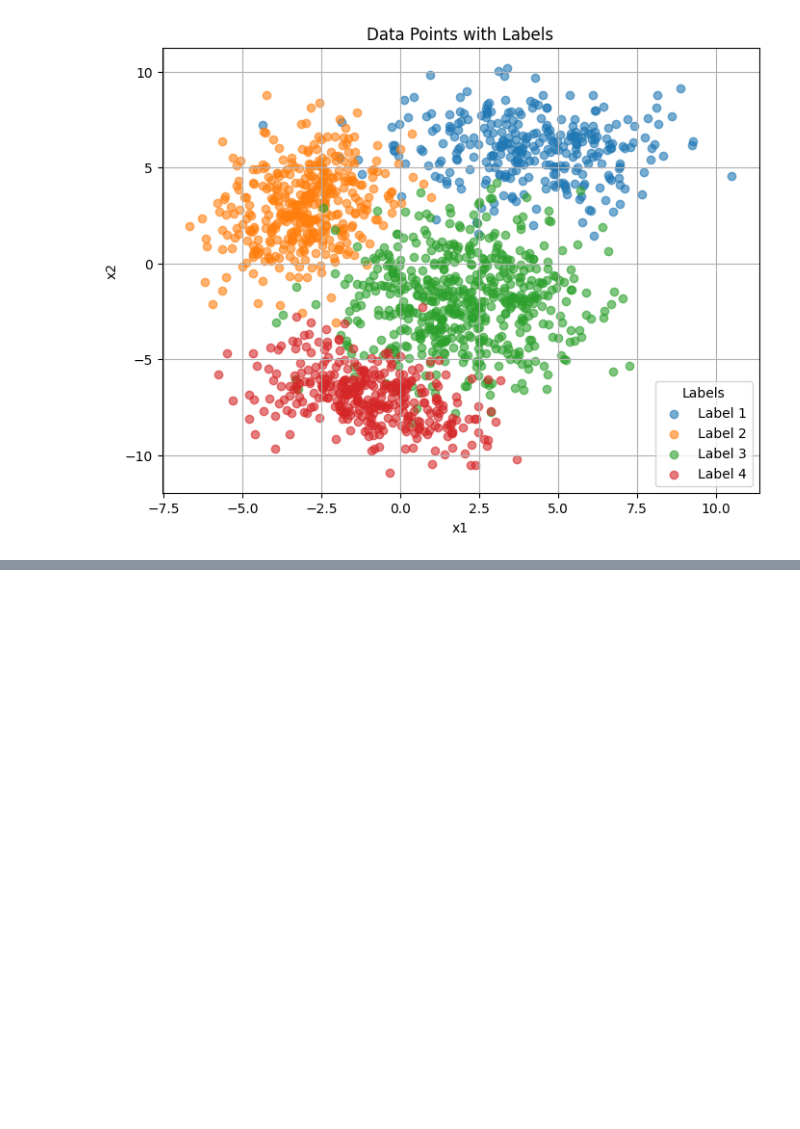
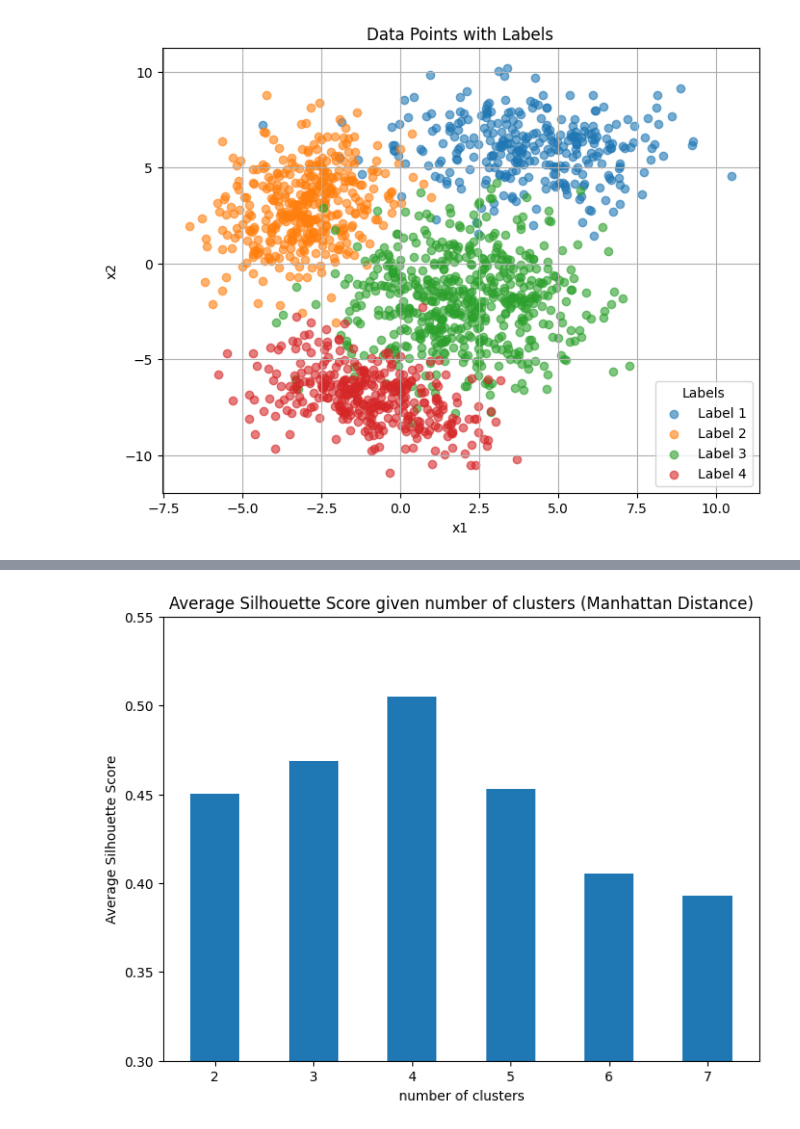
Before and after one commit to henryparker/UMD-courses, a Jupyter notebook: DATA603/homework/homework11/code.ipynb, the cells around one changed output, grey strips where cells are left out. Saved outputs shown, nothing was run; the diff lists cells and outputs as text; code cells hidden in the pictures; blank space fills up the shorter version.

```diff
--- a/DATA603/homework/homework11/code.ipynb
+++ b/DATA603/homework/homework11/code.ipynb
@@ -83,0 +99,18 @@ np.int64(3)
+# %%
+AvgSScore_Man = []
+for i in K:
+    model = Kmeans(i, EuclideanDistance)
+    model.fit(data)
+    labels = model.predict(data)
+    AvgSScore_Man.append(float(AvgSilhouetteScore(data, labels, ManhattanDistance)))
+# %%
+plt.figure(figsize=(8, 6))
+plt.bar(K, AvgSScore_Man, width=0.5)
+plt.title('Average Silhouette Score given number of clusters (Manhattan Distance)')
+plt.xlabel('number of clusters')
+plt.ylabel('Average Silhouette Score')
+plt.ylim(0.3, 0.55)
+# plt.show()
+plt.savefig('q1c.png', dpi=600)
+# %% [output]
+[figure, added]
```
Also changed, not shown: parts of 10 cells of this notebook, 19 other files.
